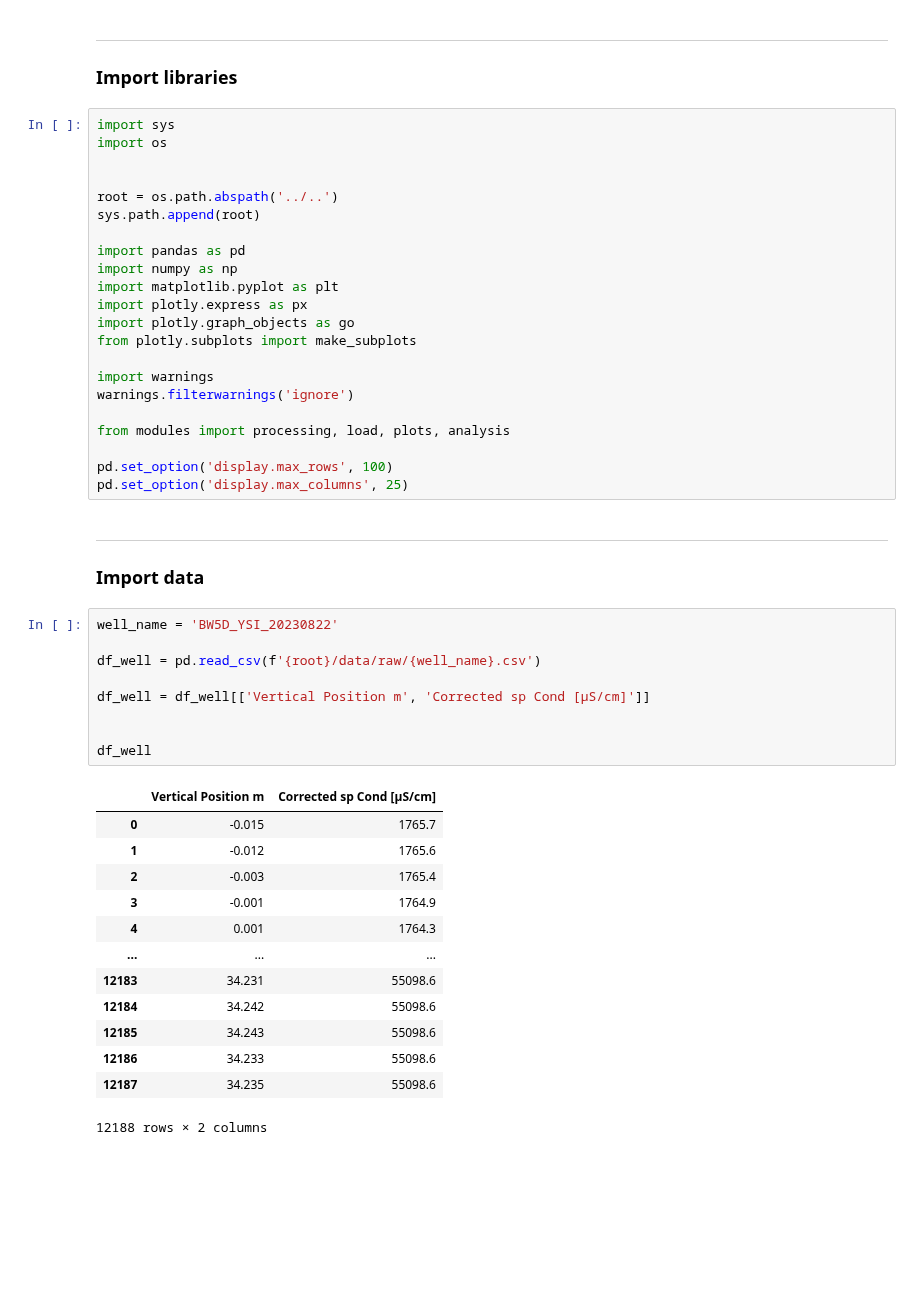
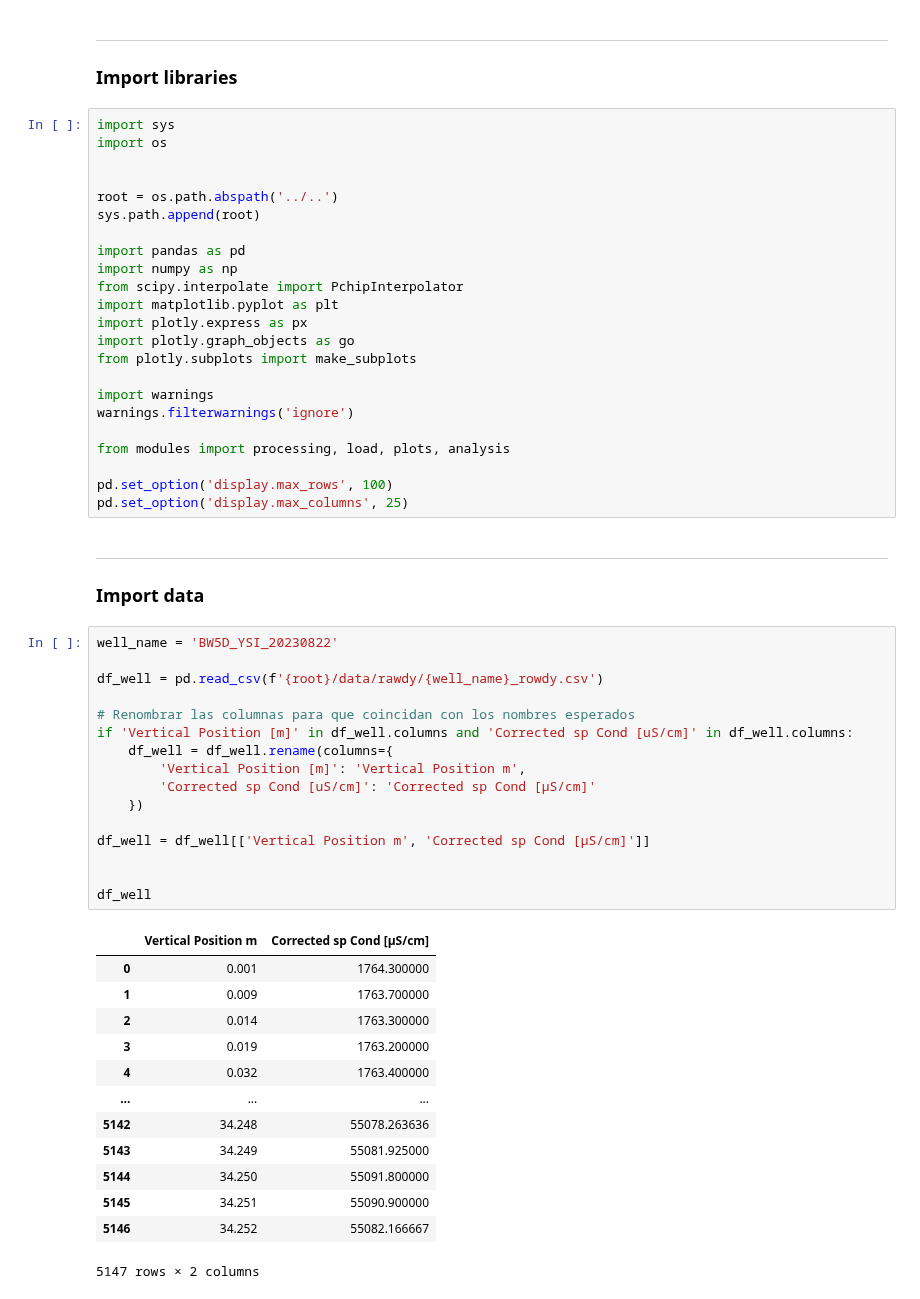
Before and after one commit to androsresearch/freshwater_lens, a Jupyter notebook: notebooks/sandbox/resample_data.ipynb, the cells around one changed output. Saved outputs shown, nothing was run; the diff lists cells and outputs as text; blank space fills up the shorter version.

Commit message:
feat(resample_data) New methodology for data resampling Closes: #20

```diff
--- a/notebooks/sandbox/resample_data.ipynb
+++ b/notebooks/sandbox/resample_data.ipynb
@@ -14,6 +14,7 @@ sys.path.append(root)
 
 import pandas as pd
 import numpy as np
+from scipy.interpolate import PchipInterpolator
 import matplotlib.pyplot as plt
 import plotly.express as px
 import plotly.graph_objects as go
@@ -33,23 +34,30 @@ pd.set_option('display.max_columns', 25)
 # %%
 well_name = 'BW5D_YSI_20230822'
 
-df_well = pd.read_csv(f'{root}/data/raw/{well_name}.csv')
+df_well = pd.read_csv(f'{root}/data/rawdy/{well_name}_rowdy.csv')
+
+# Renombrar las columnas para que coincidan con los nombres esperados
+if 'Vertical Position [m]' in df_well.columns and 'Corrected sp Cond [uS/cm]' in df_well.columns:
+    df_well = df_well.rename(columns={
+        'Vertical Position [m]': 'Vertical Position m',
+        'Corrected sp Cond [uS/cm]': 'Corrected sp Cond [µS/cm]'
+    })
 
 df_well = df_well[['Vertical Position m', 'Corrected sp Cond [µS/cm]']]
 
 
 df_well
 # %% [output]
 |  | Vertical Position m | Corrected sp Cond [µS/cm] |
-| 0 | -0.015 | 1765.7 |
-| 1 | -0.012 | 1765.6 |
-| 2 | -0.003 | 1765.4 |
-| 3 | -0.001 | 1764.9 |
-| 4 | 0.001 | 1764.3 |
+| 0 | 0.001 | 1764.300000 |
+| 1 | 0.009 | 1763.700000 |
+| 2 | 0.014 | 1763.300000 |
+| 3 | 0.019 | 1763.200000 |
+| 4 | 0.032 | 1763.400000 |
 | ... | ... | ... |
-| 12183 | 34.231 | 55098.6 |
-| 12184 | 34.242 | 55098.6 |
-| 12185 | 34.243 | 55098.6 |
-| 12186 | 34.233 | 55098.6 |
-| 12187 | 34.235 | 55098.6 |
+| 5142 | 34.248 | 55078.263636 |
+| 5143 | 34.249 | 55081.925000 |
+| 5144 | 34.250 | 55091.800000 |
+| 5145 | 34.251 | 55090.900000 |
+| 5146 | 34.252 | 55082.166667 |
-12188 rows × 2 columns
+5147 rows × 2 columns
```
Also changed, not shown: parts of 15 cells of this notebook, 3 other files.
